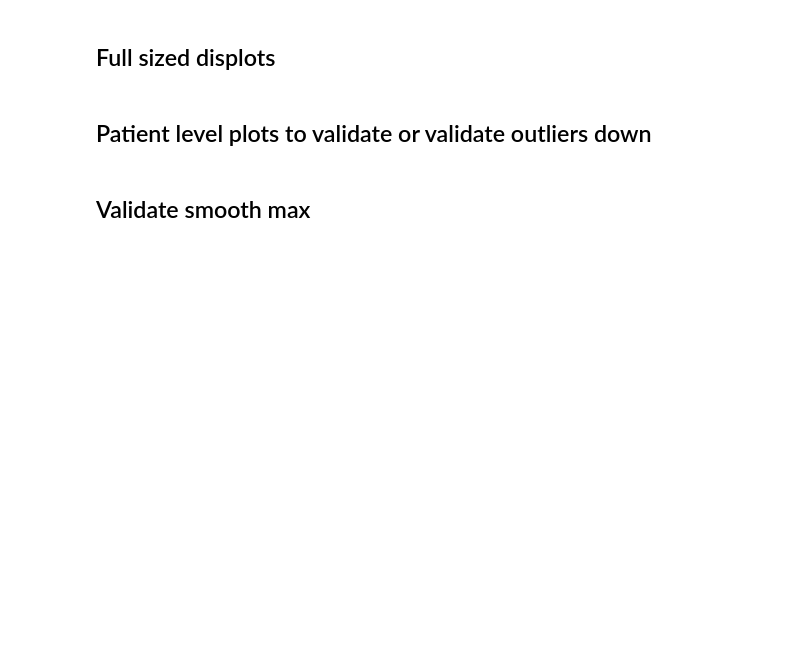
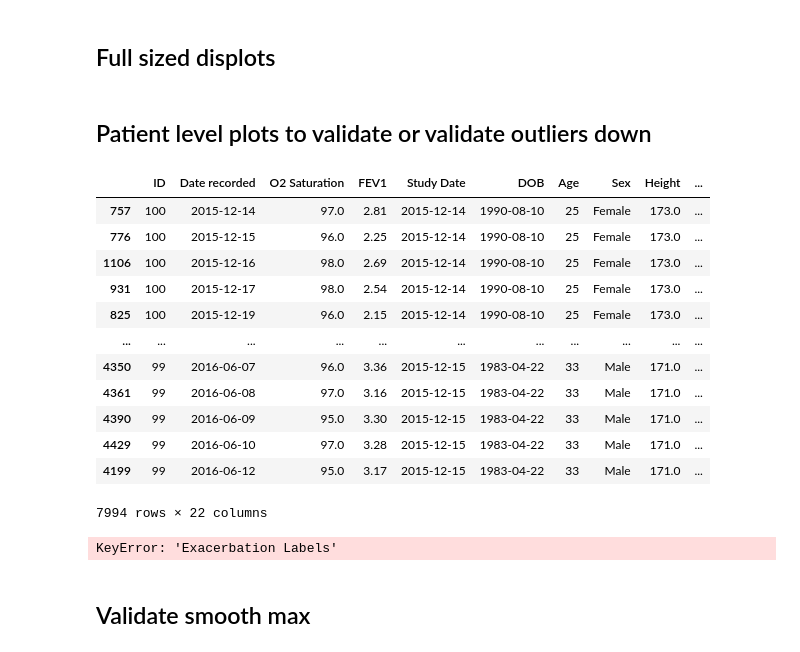
Before and after one commit to tristantreb/phd, a Jupyter notebook: src/O2-FEV1 analysis/O2 FEV1 analysis.ipynb, the cells around one changed output. Saved outputs shown, nothing was run; the diff lists cells and outputs as text; code cells hidden in the pictures; blank space fills up the shorter version.

```diff
--- a/src/O2-FEV1 analysis/O2 FEV1 analysis.ipynb
+++ b/src/O2-FEV1 analysis/O2 FEV1 analysis.ipynb
@@ -91,31 +119,43 @@ O2_FEV1.shape
 # %%
-var = 'FEV1'; xaxis_range = [0, 5.1]
+var = "FEV1"
+xaxis_range = [0, 5.1]
 # var = 'FEV1 % Predicted'; xaxis_range = [0, 155]
 
 # Plot with height
-O2_FEV1['Height Group'], height_labels=partition_in_n_equal_groups(O2_FEV1['Height'], 3, True)
+O2_FEV1["Height Group"], height_labels = partition_in_n_equal_groups(
+    O2_FEV1["Height"], 3, True
+)
 
-fig = px.scatter(O2_FEV1, y="O2 Saturation", x=var, color="Height Group", marginal_x="histogram", marginal_y="histogram")
+fig = px.scatter(
+    O2_FEV1,
+    y="O2 Saturation",
+    x=var,
+    color="Height Group",
+    marginal_x="histogram",
+    marginal_y="histogram",
+)
 # fig.update_layout(autosize=False, width=800, height=800)
-fig.update_traces(marker=dict(size=5),
-                  selector=dict(mode='markers'))
+fig.update_traces(marker=dict(size=5), selector=dict(mode="markers"))
 # fig.update_xaxes(range=[0.9*min(O2_FEV1["FEV1"]), 1.1*max(O2_FEV1["FEV1"])])
 # fig.update_yaxes(range=[0.9*min(O2_FEV1["O2 Saturation"]), max(1.1*O2_FEV1["O2 Saturation"])])
 # fig.show()
 # Partition FEV1 % Predicted in 3 groups
 
 for height_group in height_labels:
-    mask_height=O2_FEV1['Height Group'] == height_group
+    mask_height = O2_FEV1["Height Group"] == height_group
 
-    fig = px.scatter(O2_FEV1[mask_height], y="O2 Saturation", x=var,
-                     title='Height group {}'.format(height_group))
+    fig = px.scatter(
+        O2_FEV1[mask_height],
+        y="O2 Saturation",
+        x=var,
+        title="Height group {}".format(height_group),
+    )
     fig.update_layout(autosize=False, width=500, height=500)
-    fig.update_traces(marker=dict(size=5),
-                      selector=dict(mode='markers'))
+    fig.update_traces(marker=dict(size=5), selector=dict(mode="markers"))
     fig.update_xaxes(range=xaxis_range)
     fig.update_yaxes(range=[74, 102])
     fig.show()
-    filename= "Height group " +  height_group + " " + var + "-O2 raw"
+    filename = "Height group " + height_group + " " + var + "-O2 raw"
     fig.write_image(plotsdir + filename + ".pdf")
 # %%
 predicted = True
@@ -138,11 +184,15 @@ fig2.write_image(plotsdir + "Desaturation {} for {} with lines.pdf".format(lung_
 # Same patient variability: can we observe the same pattern for each patient?
 O2_FEV1.head()
 
+
 # Include time evolution into the graph
 def to_float(dt_time):
-    return (365*dt_time.year + 12*dt_time.month + dt_time.day)/12
+    return (365 * dt_time.year + 12 * dt_time.month + dt_time.day) / 12
+
 
 mindate = to_float(min(O2_FEV1["Date recorded"]))
-O2_FEV1["Months since study start"]=O2_FEV1["Date recorded"].apply(lambda x: to_float(x)-mindate)
+O2_FEV1["Months since study start"] = O2_FEV1["Date recorded"].apply(
+    lambda x: to_float(x) - mindate
+)
 # %%
 # Same patient variability: can we observe the same pattern for each patient?
@@ -302,23 +407,44 @@ fig_displot_o2.show()
 # fig_displot_o2.write_image("{}/Ex labels {} {} distplot.pdf".format(plotsdir, prefix, y), width=1000, height=400)
 # %% [markdown]
 ## Patient level plots to validate or validate outliers down
+# %%
+O2_FEV1_processed
+# %% [output]
+|  | ID | Date recorded | O2 Saturation | FEV1 | Study Date | DOB | Age | Sex | Height | ... |
+| 757 | 100 | 2015-12-14 | 97.0 | 2.81 | 2015-12-14 | 1990-08-10 | 25 | Female | 173.0 | ... |
+| 776 | 100 | 2015-12-15 | 96.0 | 2.25 | 2015-12-14 | 1990-08-10 | 25 | Female | 173.0 | ... |
+| 1106 | 100 | 2015-12-16 | 98.0 | 2.69 | 2015-12-14 | 1990-08-10 | 25 | Female | 173.0 | ... |
+| 931 | 100 | 2015-12-17 | 98.0 | 2.54 | 2015-12-14 | 1990-08-10 | 25 | Female | 173.0 | ... |
+| 825 | 100 | 2015-12-19 | 96.0 | 2.15 | 2015-12-14 | 1990-08-10 | 25 | Female | 173.0 | ... |
+| ... | ... | ... | ... | ... | ... | ... | ... | ... | ... | ... |
+| 4350 | 99 | 2016-06-07 | 96.0 | 3.36 | 2015-12-15 | 1983-04-22 | 33 | Male | 171.0 | ... |
+| 4361 | 99 | 2016-06-08 | 97.0 | 3.16 | 2015-12-15 | 1983-04-22 | 33 | Male | 171.0 | ... |
+| 4390 | 99 | 2016-06-09 | 95.0 | 3.30 | 2015-12-15 | 1983-04-22 | 33 | Male | 171.0 | ... |
+| 4429 | 99 | 2016-06-10 | 97.0 | 3.28 | 2015-12-15 | 1983-04-22 | 33 | Male | 171.0 | ... |
+| 4199 | 99 | 2016-06-12 | 95.0 | 3.17 | 2015-12-15 | 1983-04-22 | 33 | Male | 171.0 | ... |
+7994 rows × 22 columns
 # %%
 # O2-FEV1: Outliers down can happen, however if you are persistently getting low reading it means that it's not an outlier
 # Checking O2 sat stable period measurements outliers
-exacerbation_label = 'Stable Period'
+exacerbation_label = "Stable Period"
 
 # Case 1:
-IDs = ['180', '202']
+IDs = ["180", "202"]
 o2_saturation_threshold = 87
 
 # Case 2: smoothed
 o2_saturation_threshold = 90
 
 # Plot
-ids = O2_FEV1_processed[ (O2_FEV1_processed['Exacerbation Labels'] == exacerbation_label) & (O2_FEV1_processed['O2 Saturation'] < o2_saturation_threshold) ].ID.unique()
+ids = O2_FEV1_processed[
+    (O2_FEV1_processed["Exacerbation Labels"] == exacerbation_label)
+    & (O2_FEV1_processed["O2 Saturation"] < o2_saturation_threshold)
+].ID.unique()
 print(ids)
 for id in ids:
     plot_o2_fev1_raw_for_id(O2_FEV1_processed, id, save=False, show=True)
+# %% [output]
+KeyError: 'Exacerbation Labels'
 # %% [markdown]
 ## Validate smooth max
 # %%
```
Also changed, not shown: parts of 34 cells of this notebook, 3 other files.
